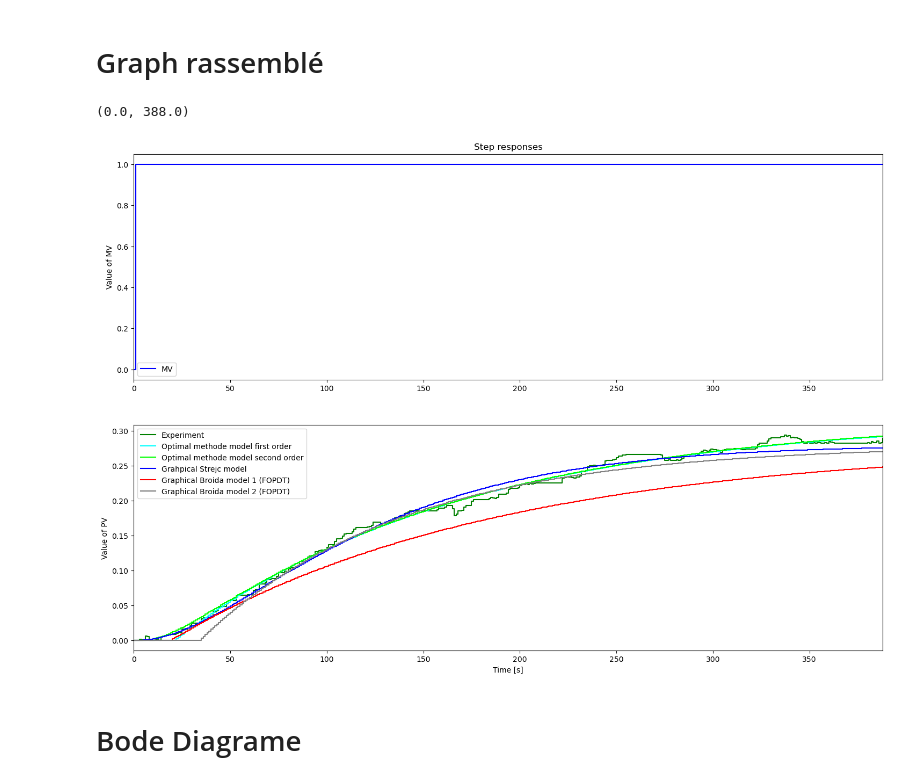
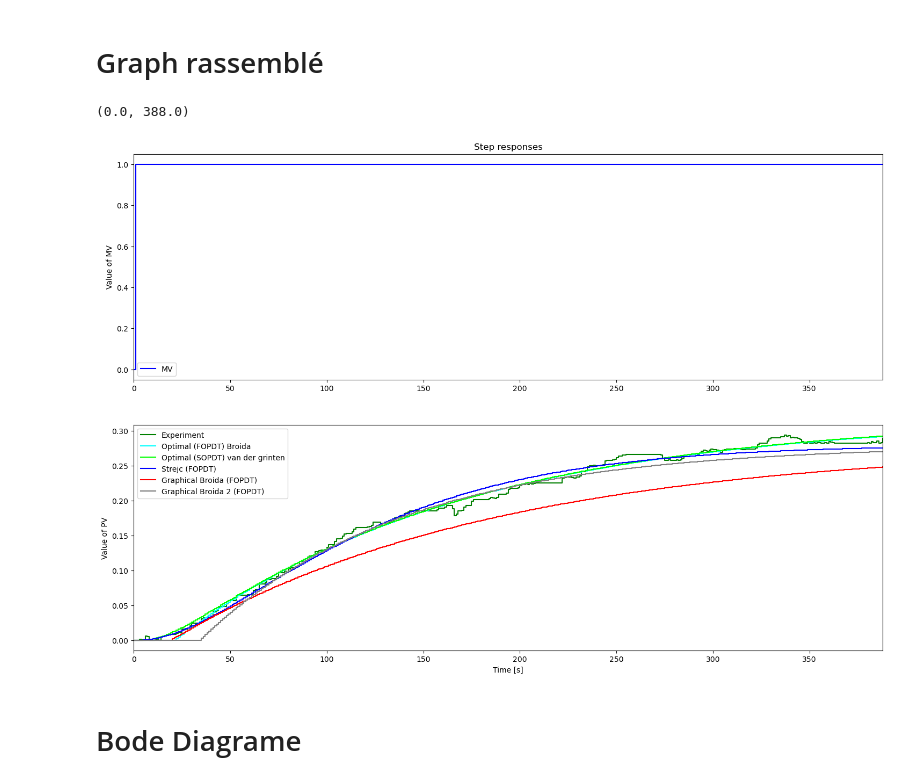
Before and after one commit to theoGstr/Labo3_Control_Theory, a Jupyter notebook: Simulation_OLP.ipynb, the cells around one changed output. Saved outputs shown, nothing was run; the diff lists cells and outputs as text; code cells hidden in the pictures.

```diff
--- a/Simulation_OLP.ipynb
+++ b/Simulation_OLP.ipynb
@@ -186,29 +186,29 @@ plt.xlim([0, np.max(tm)])
 # %%
 plt.figure(figsize = (18,12))
 
 plt.subplot(2,1,1)
 plt.step(tm,MVm,'b-',label='MV',where='post')
 plt.ylabel('Value of MV')
 plt.title('Step responses')
 plt.legend(loc='best')
 plt.xlim([0, np.max(tm)])
 plt.subplot(2,1,2)
 
 plt.step(tm,PVm,'g-',label='Experiment',where='post')
-plt.step(tm,PV_FOPDTOPT,'cyan',label='Optimal methode model first order',where='post')
-plt.step(tm,PV_SOPDTOPT,'lime',label='Optimal methode model second order',where='post')
-plt.step(tm,PV_FOPDTStrejc,'blue',label='Grahpical Strejc model',where='post')
-#plt.step(tm,PV_SOPDTVDG,'lime',label='Graphical van der Grinten model (SOPDT)',where='post')
-plt.step(tm,PV_FOPDTBR,'red',label='Graphical Broida model 1 (FOPDT)',where='post')
-plt.step(tm,PV_FOPDTBR2,'grey',label='Graphical Broida model 2 (FOPDT)',where='post')
+plt.step(tm,PV_FOPDTOPT,'cyan',label='Optimal (FOPDT) Broida',where='post')
+plt.step(tm,PV_SOPDTOPT,'lime',label='Optimal (SOPDT) van der grinten',where='post')
+plt.step(tm,PV_FOPDTStrejc,'blue',label='Strejc (FOPDT)',where='post')
+#plt.step(tm,PV_SOPDTVDG,'lime',label='Graphic VDG (SOPDT)',where='post')
+plt.step(tm,PV_FOPDTBR,'red',label='Graphical Broida (FOPDT)',where='post')
+plt.step(tm,PV_FOPDTBR2,'grey',label='Graphical Broida 2 (FOPDT)',where='post')
 
 plt.ylabel('Value of PV')
 plt.xlabel('Time [s]')
 plt.legend(loc='best')
 plt.xlim([0, np.max(tm)])
 # %% [output]
 (0.0, 388.0)
-[figure, old version]
+[figure, new version]
 # %% [markdown]
 # Bode Diagrame
 # %%
```
Also changed, not shown: parts of 2 cells of this notebook, 1 other file.
